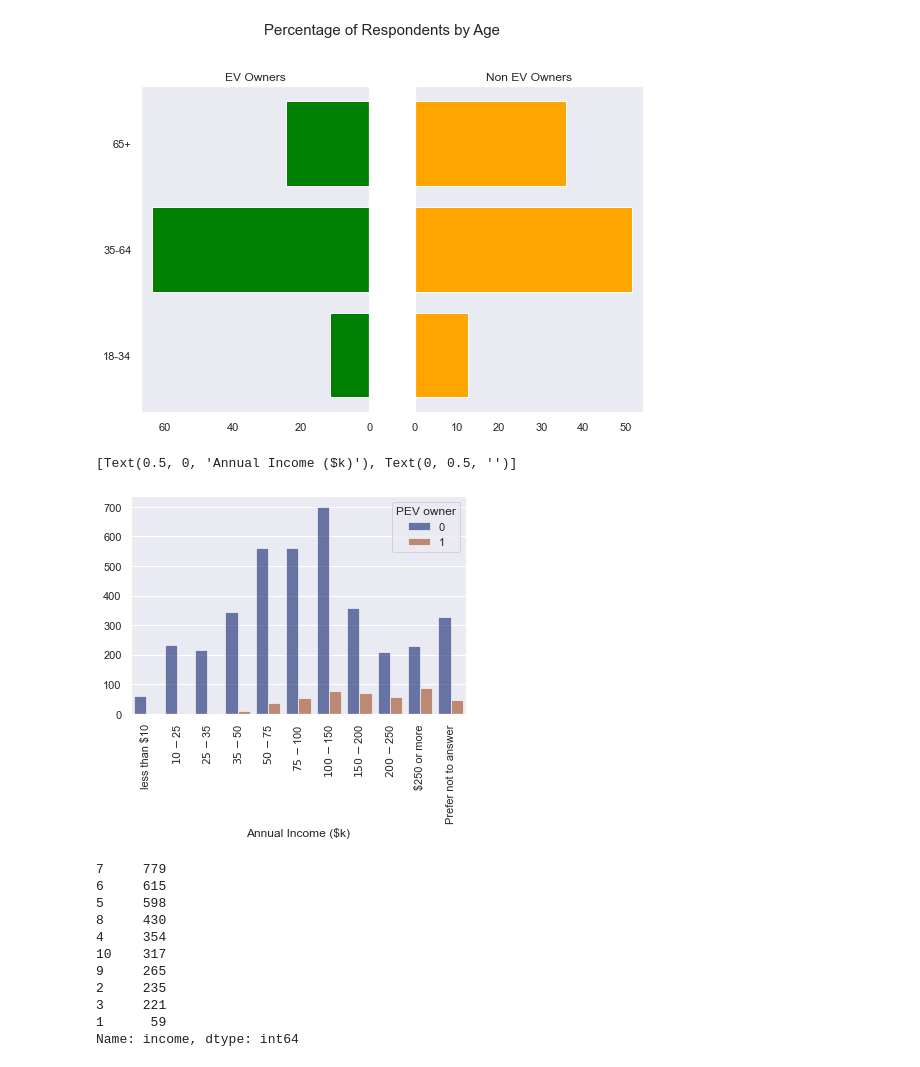
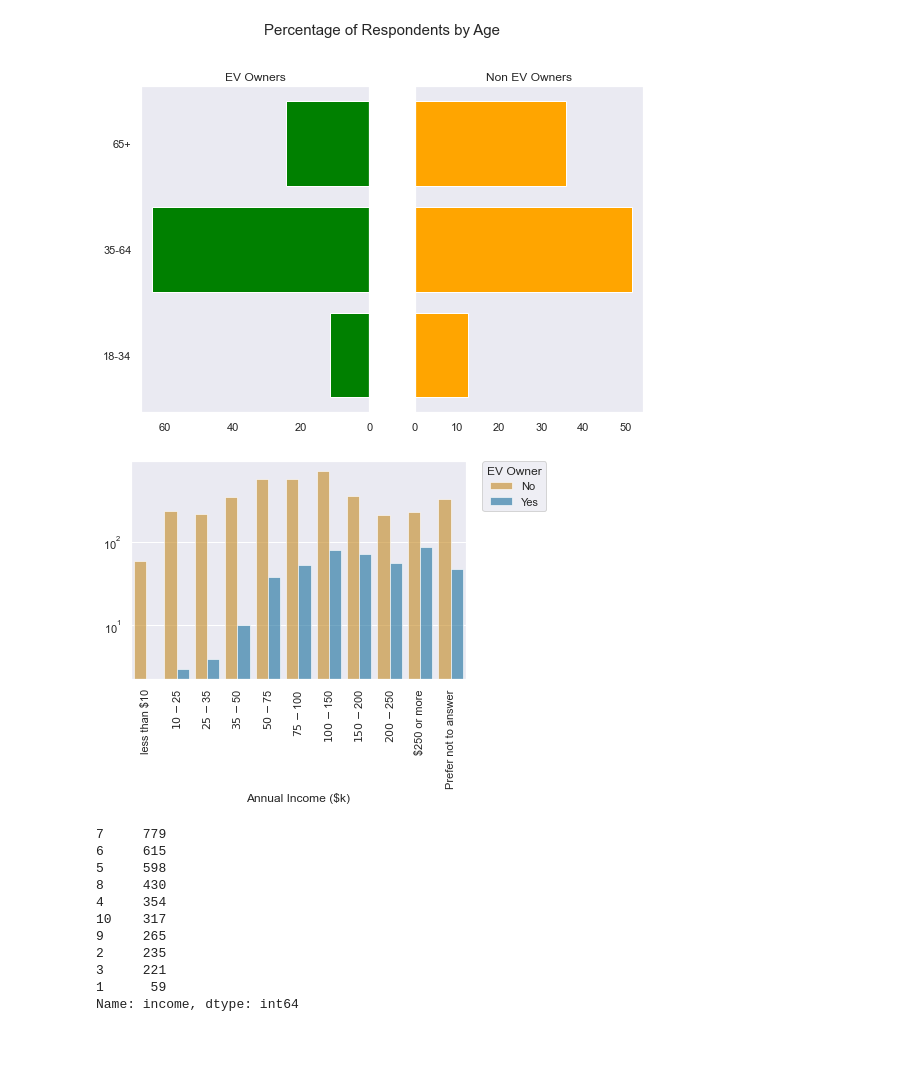
Before and after one commit to RussellShelley/Energy_Analysis, a Jupyter notebook: Visualization/Python Visuals.ipynb, the cells around one changed output. Cells and saved outputs as stored; diff of their text form; code cells hidden in the pictures.

Commit message:
changing vis to colorblind & adding DB connection

```diff
--- a/Visualization/Python Visuals.ipynb
+++ b/Visualization/Python Visuals.ipynb
@@ -702,35 +695,34 @@ plt.show()
 # %%
 # Draw a nested barplot income /owner
 
-colors = ["#ff9999", "#99ff99"]
+colors = ["#de8f05", "#0173b2"]
 # Set your custom color palette
 customPalette = sns.set_palette(sns.color_palette(colors))
 g = sns.countplot(
     data=respondent_merged_df,
     x="income", hue= "PEV owner", palette = customPalette,
-      alpha=0.9,
+      alpha=0.6,
 )
 g.set_xticklabels(["less than $10",
 "$10 - $25",
 "$25 - $35",
 "$35 - $50",
 "$50 - $75",
 "$75 - $100",
 "$100 - $150",
 "$150 - $200",
 "$200 - $250",
 "$250 or more",
 "Prefer not to answer"],rotation=90)
 
 #g.despine(left=True)
 g.set(xlabel="Annual Income ($k)", ylabel = "")
 g.set_yscale("log")
-plt.legend(bbox_to_anchor=(1.05, 1), loc=2, borderaxespad=0.).set_title("EV Ownership by Income Level")
+plt.legend(bbox_to_anchor=(1.05, 1), loc=2, borderaxespad=0.).set_title("EV Owner")
 #g.set_axis_labels("Annual Income($k)", " ")
 #g.legend.set_title("")
 # %% [output]
-[Text(0.5, 0, 'Annual Income ($k)'), Text(0, 0.5, '')]
-[figure, old version]
+[figure, new version]
 # %%
 #Drop "prefer not to say"
 df_income_declared = respondent_merged_df[respondent_merged_df['income'] != 11]
```
Also changed, not shown: parts of 40 cells of this notebook, 13 other files.
